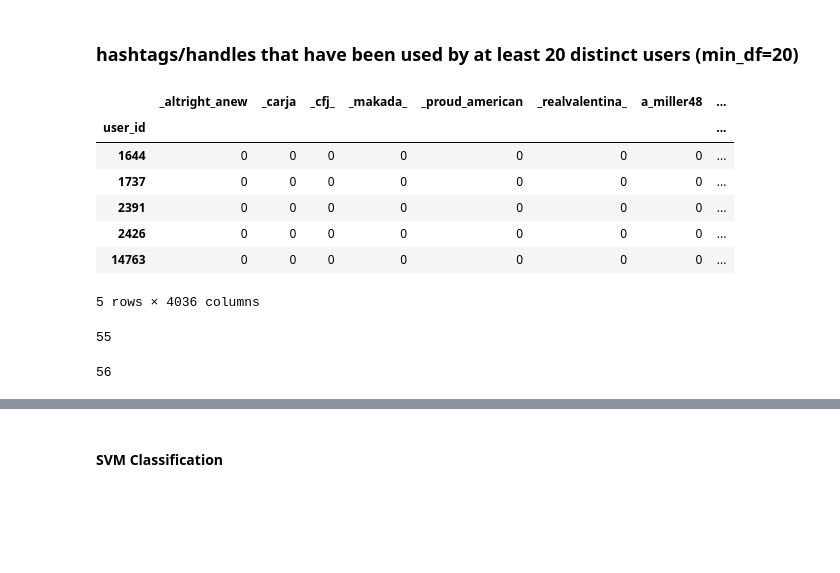
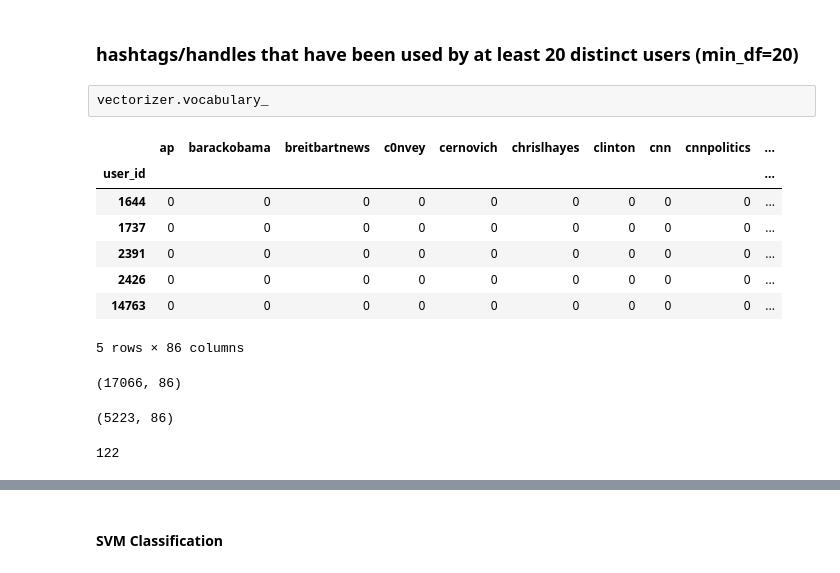
Before and after one commit to aaronenberg/clinton-trump-followers, a Jupyter notebook: csc177-project2.ipynb, the cells around one changed output, grey strips where cells are left out. Saved outputs shown, nothing was run; the diff lists cells and outputs as text; code cells hidden in the pictures; blank space fills up the shorter version.

```diff
--- a/csc177-project2.ipynb
+++ b/csc177-project2.ipynb
@@ -156,34 +152,55 @@ df_idx_id = pd.DataFrame(matrix.toarray(), index=users_active.index, columns=vec
+# %%
+# constructs a dataframe with only the handles/hashtags
+#(relevant to the 2016 U.S. Election) used by 20 users
+irrelevant_terms = ['amazon', 'art', 'biz', 'borisjohnson', 'brexit',
+              'business', 'etsy', 'facebook', 'fashion', 'flythew',
+              'free', 'health', 'ibmwow', 'indians', 'iran', 'jewelry',
+              'hiac', 'rallytogether', 'entrepreneur', 'quote', 'ebay',
+              'marketing', 'sales', 'nowplaying', 'socialmedia', 'spotify',
+              'mplusplaces', 'nfl', 'twitter', 'worldseries', 'youtube',
+              'business', 'cubs', 'indians', 'vine', 'halloween', 'tech',
+              'download', 'potus', 'abc', 'giveaway', 'cbsnews', 'music',
+              'news', 'vip', 'vote', 'win', 'us', 'usa', 'leadership',
+              'nyc', 'women', 'startup', 'newyork', 'fbi', 'mplusrewards']
+vectorizer = sk_text.CountVectorizer(min_df=20, max_features=86, lowercase=True, encoding='ISO-8859-1',
+                                     stop_words=irrelevant_terms)
+matrix = vectorizer.fit_transform(corpus)
+# %% [raw]
+vectorizer.vocabulary_
+# %%
+df = pd.DataFrame(matrix.toarray(), index=users_active.index, columns=vectorizer.get_feature_names())
 # %%
 # rows are users, columns are hashtags/handles
 # values are frequency of a handle/hashtag
-df_idx_id.head()
+df.head()
 # %% [output]
-|  | _altright_anew | _carja | _cfj_ | _makada_ | _proud_american | _realvalentina_ | a_miller48 | ... |
-| user_id |  |  |  |  |  |  |  | ... |
-| 1644 | 0 | 0 | 0 | 0 | 0 | 0 | 0 | ... |
-| 1737 | 0 | 0 | 0 | 0 | 0 | 0 | 0 | ... |
-| 2391 | 0 | 0 | 0 | 0 | 0 | 0 | 0 | ... |
-| 2426 | 0 | 0 | 0 | 0 | 0 | 0 | 0 | ... |
-| 14763 | 0 | 0 | 0 | 0 | 0 | 0 | 0 | ... |
+|  | ap | barackobama | breitbartnews | c0nvey | cernovich | chrislhayes | clinton | cnn | cnnpolitics | ... |
+| user_id |  |  |  |  |  |  |  |  |  | ... |
+| 1644 | 0 | 0 | 0 | 0 | 0 | 0 | 0 | 0 | 0 | ... |
+| 1737 | 0 | 0 | 0 | 0 | 0 | 0 | 0 | 0 | 0 | ... |
+| 2391 | 0 | 0 | 0 | 0 | 0 | 0 | 0 | 0 | 0 | ... |
+| 2426 | 0 | 0 | 0 | 0 | 0 | 0 | 0 | 0 | 0 | ... |
+| 14763 | 0 | 0 | 0 | 0 | 0 | 0 | 0 | 0 | 0 | ... |
-5 rows × 4036 columns
+5 rows × 86 columns
-# %%
-# represent each handle/hashtag as an integer
-train_df = df_idx_id.transpose().reset_index(drop=True).transpose()
-
-del df_idx_id
-gc.collect()
-# %% [output]
-55
+# %%
+df.shape
+# %% [output]
+(17066, 86)
+# %%
+# only keep users that used a TOP 100 hashtag/handle at least 3 times
+df = df[(df.T > 2).any()]
+df.shape
+# %% [output]
+(5223, 86)
 # %%
 labels = pd.read_table('./data/clinton_trump_user_classes.txt',
                        names=['user_id', 'label'])
 labels.set_index('user_id', inplace=True)
-train_df = labels.join(train_df, how='inner')
-y = train_df['label']
-train_df.drop('label', axis=1, inplace=True)
-
+df = labels.join(df, how='inner')
+y = df['label']
+df.drop('label', axis=1, inplace=True)
 del labels
 gc.collect()
 # %% [output]
-56
+122
 # %%
```
Also changed, not shown: parts of 18 cells of this notebook.
